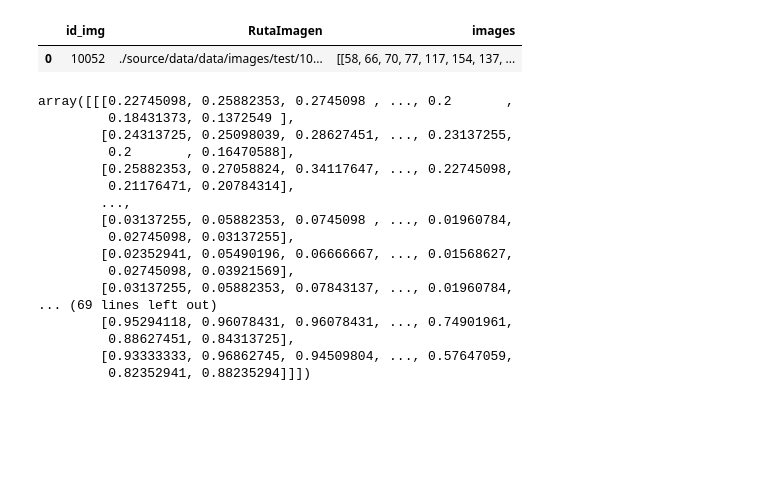
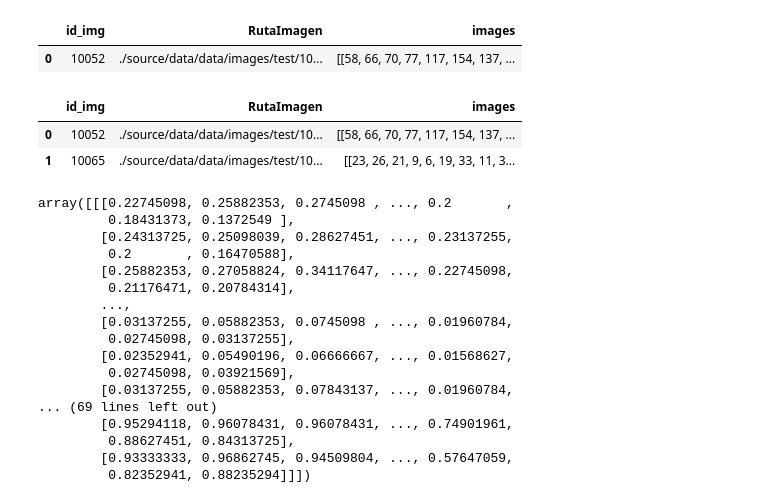
Before and after one commit to hmsgrs/EmoDecode3000, a Jupyter notebook: work_in_progress.ipynb, the cells around one changed output. Cells and saved outputs as stored; diff of their text form; code cells hidden in the pictures; blank space fills up the shorter version.

```diff
--- a/work_in_progress.ipynb
+++ b/work_in_progress.ipynb
@@ -214,3 +242,9 @@ df_test.head(1)
 | 0 | 10052 | ./source/data/data/images/test/10... | [[58, 66, 70, 77, 117, 154, 137, ... |
 # %%
 df_test['images'] =df_test['RutaImagen'].apply(cargar_y_convertir_imagen)
+# %%
+df_test.head(2)
+# %% [output]
+|  | id_img | RutaImagen | images |
+| 0 | 10052 | ./source/data/data/images/test/10... | [[58, 66, 70, 77, 117, 154, 137, ... |
+| 1 | 10065 | ./source/data/data/images/test/10... | [[23, 26, 21, 9, 6, 19, 33, 11, 3... |
```
Also changed, not shown: parts of 4 cells of this notebook, 5 other files.
